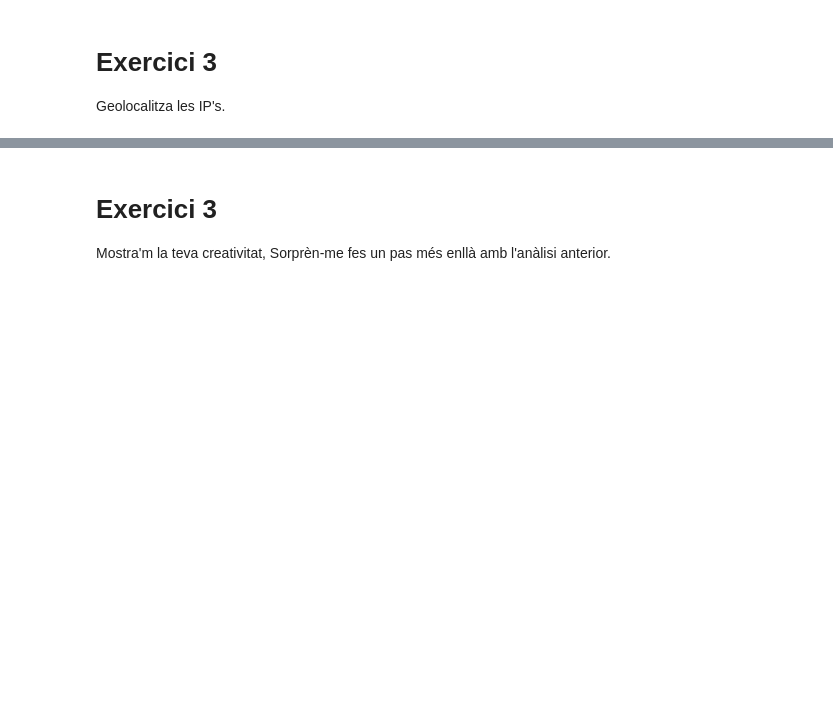
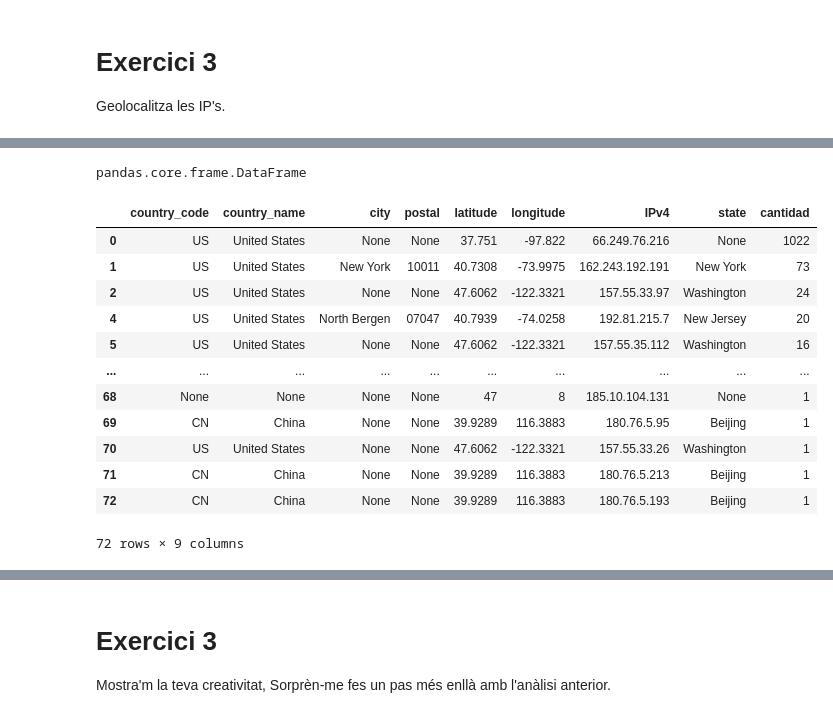
Before and after one commit to JMML2021/0401_Registre-de-logs, a Jupyter notebook: 0401_Registre-de-logs Rev C.ipynb, the cells around one changed output, grey strips where cells are left out. Cells and saved outputs as stored; diff of their text form; code cells hidden in the pictures; blank space fills up the shorter version.

```diff
--- a/0401_Registre-de-logs Rev C.ipynb
+++ b/0401_Registre-de-logs Rev C.ipynb
@@ -290,0 +276,9 @@ df_salida
+# %%
+path = ('/content/drive/MyDrive/01_COLAB/' +'direcionesIP_copa.csv')
+df=  pd.read_csv(path)
+print('Tamaño antes de tomar una muestra: ', df.shape)
+
+#df = df.sample(frac = 0.5)
+#df = df[1294:1305]
+print(type(df))
+print('Tamaño: ', df.shape)
@@ -298,0 +344,33 @@ NameError: ignored
+# %%
+posicion = []
+
+for index, value in data_ip["ip"].items():
+    with urllib.request.urlopen("https://geolocation-db.com/jsonp/"+value,timeout=500) as url:
+                data = url.read().decode()
+                data = data.split("(")[1].strip(")")
+                data = json.loads(data)
+                posicion.append(data)
+# %%
+posicion = pd.DataFrame(posicion)
+
+type(posicion)
+# %% [output]
+pandas.core.frame.DataFrame
+# %%
+posicion['cantidad'] = data_ip['visits']
+posicion = posicion[posicion['state']!= 'Not found']
+posicion
+# %% [output]
+|  | country_code | country_name | city | postal | latitude | longitude | IPv4 | state | cantidad |
+| 0 | US | United States | None | None | 37.751 | -97.822 | 66.249.76.216 | None | 1022 |
+| 1 | US | United States | New York | 10011 | 40.7308 | -73.9975 | 162.243.192.191 | New York | 73 |
+| 2 | US | United States | None | None | 47.6062 | -122.3321 | 157.55.33.97 | Washington | 24 |
+| 4 | US | United States | North Bergen | 07047 | 40.7939 | -74.0258 | 192.81.215.7 | New Jersey | 20 |
+| 5 | US | United States | None | None | 47.6062 | -122.3321 | 157.55.35.112 | Washington | 16 |
+| ... | ... | ... | ... | ... | ... | ... | ... | ... | ... |
+| 68 | None | None | None | None | 47 | 8 | 185.10.104.131 | None | 1 |
+| 69 | CN | China | None | None | 39.9289 | 116.3883 | 180.76.5.95 | Beijing | 1 |
+| 70 | US | United States | None | None | 47.6062 | -122.3321 | 157.55.33.26 | Washington | 1 |
+| 71 | CN | China | None | None | 39.9289 | 116.3883 | 180.76.5.213 | Beijing | 1 |
+| 72 | CN | China | None | None | 39.9289 | 116.3883 | 180.76.5.193 | Beijing | 1 |
+72 rows × 9 columns
```
Also changed, not shown: parts of 27 cells of this notebook.
